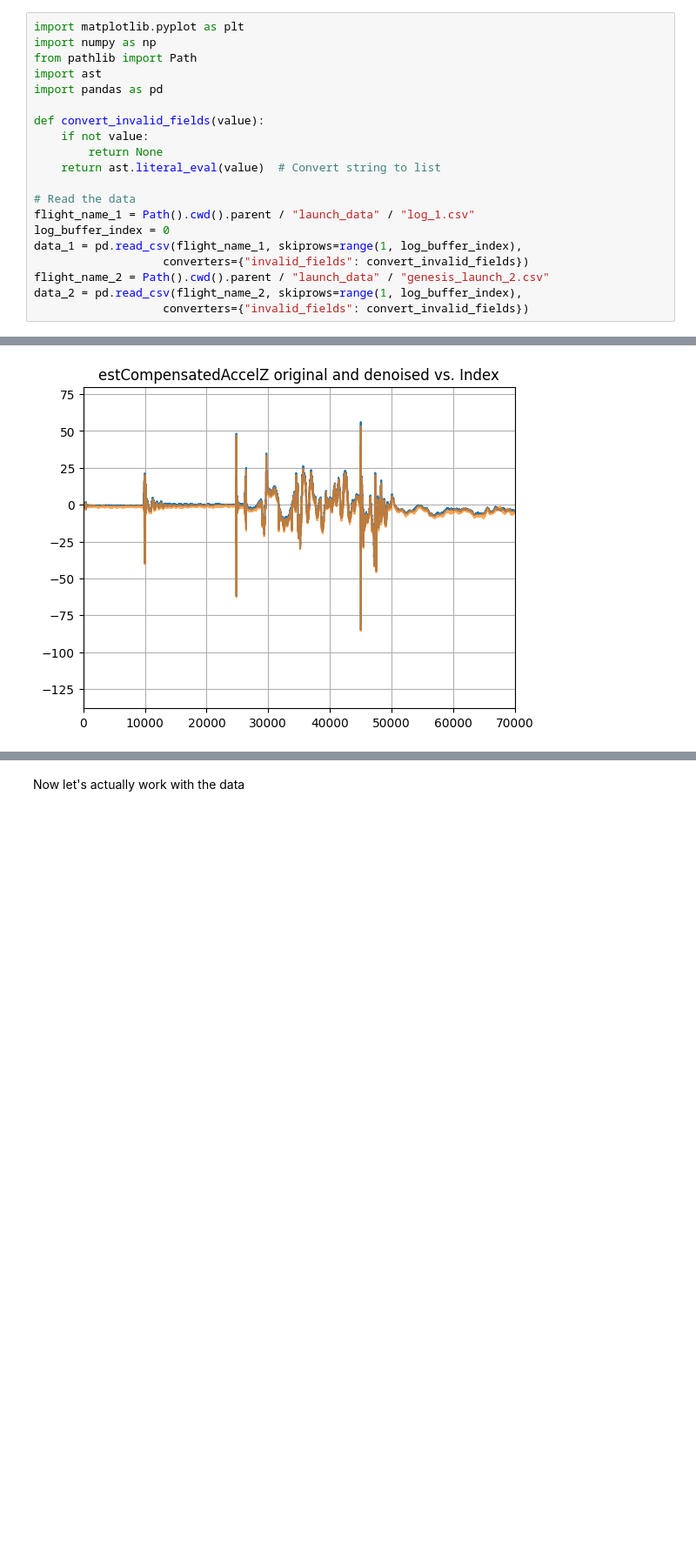
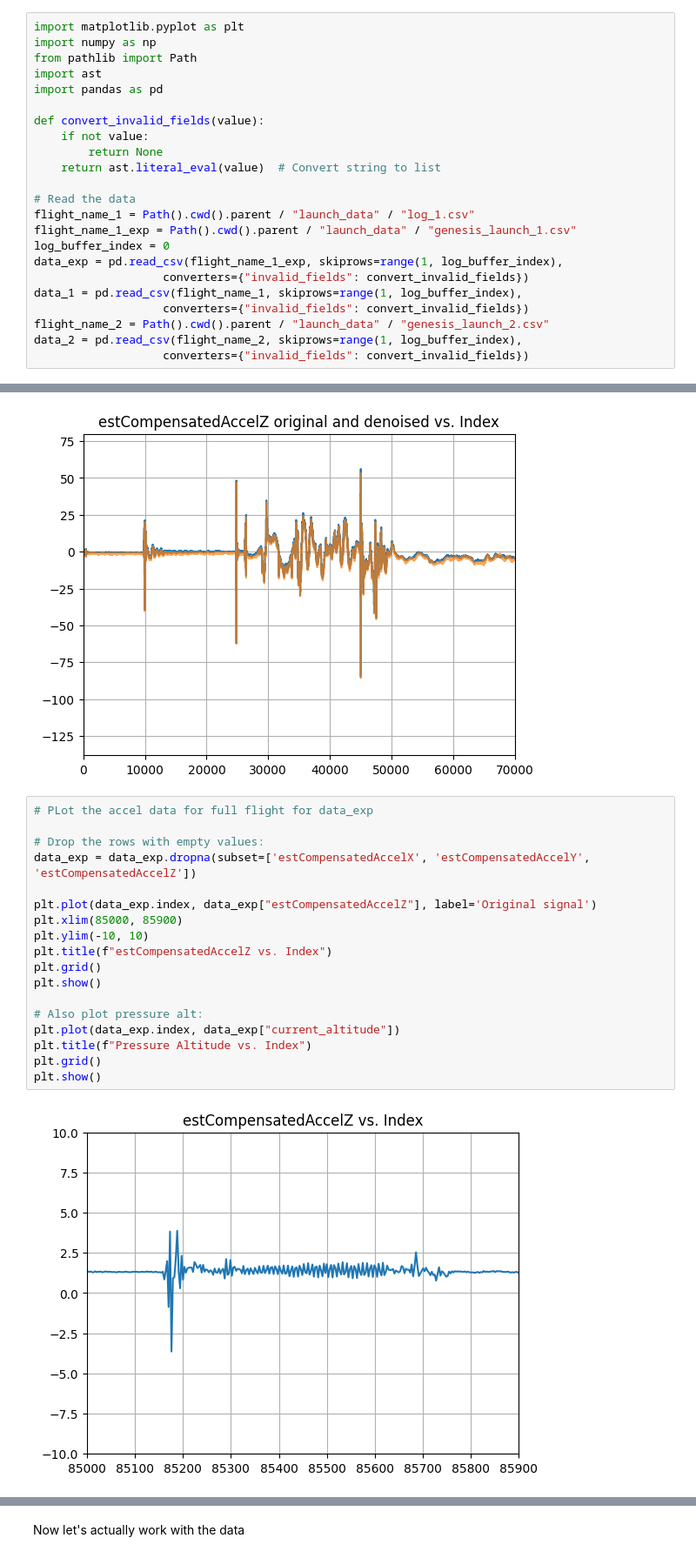
Before and after one commit to NCSU-High-Powered-Rocketry-Club/AirbrakesV2, a Jupyter notebook: scripts/make_plots.ipynb, the cells around one changed output, grey strips where cells are left out. Shown at 87% size. Cells and saved outputs as stored; diff of their text form; blank space fills up the shorter version.

Commit message:
Modify genesis_launch_1 to include real landed state

```diff
--- a/scripts/make_plots.ipynb
+++ b/scripts/make_plots.ipynb
@@ -12,7 +12,10 @@ def convert_invalid_fields(value):
 
 # Read the data
 flight_name_1 = Path().cwd().parent / "launch_data" / "log_1.csv"
+flight_name_1_exp = Path().cwd().parent / "launch_data" / "genesis_launch_1.csv"
 log_buffer_index = 0
+data_exp = pd.read_csv(flight_name_1_exp, skiprows=range(1, log_buffer_index),
+                   converters={"invalid_fields": convert_invalid_fields})
 data_1 = pd.read_csv(flight_name_1, skiprows=range(1, log_buffer_index),
                    converters={"invalid_fields": convert_invalid_fields})
 flight_name_2 = Path().cwd().parent / "launch_data" / "genesis_launch_2.csv"
@@ -105,3 +108,23 @@ data_1.loc[data_1["estCompensatedAccelZ"].notnull(), "estCompensatedAccelZ_denoi
   0.0003708 ]
 0.31704762847381335
 [figure]
+# %%
+# PLot the accel data for full flight for data_exp
+
+# Drop the rows with empty values:
+data_exp = data_exp.dropna(subset=['estCompensatedAccelX', 'estCompensatedAccelY', 'estCompensatedAccelZ'])
+
+plt.plot(data_exp.index, data_exp["estCompensatedAccelZ"], label='Original signal')
+plt.xlim(85000, 85900)
+plt.ylim(-10, 10)
+plt.title(f"estCompensatedAccelZ vs. Index")
+plt.grid()
+plt.show()
+
+# Also plot pressure alt:
+plt.plot(data_exp.index, data_exp["current_altitude"])
+plt.title(f"Pressure Altitude vs. Index")
+plt.grid()
+plt.show()
+# %% [output]
+[figure, added]
```
Also changed, not shown: parts of 1 cell of this notebook, 1 other file.
